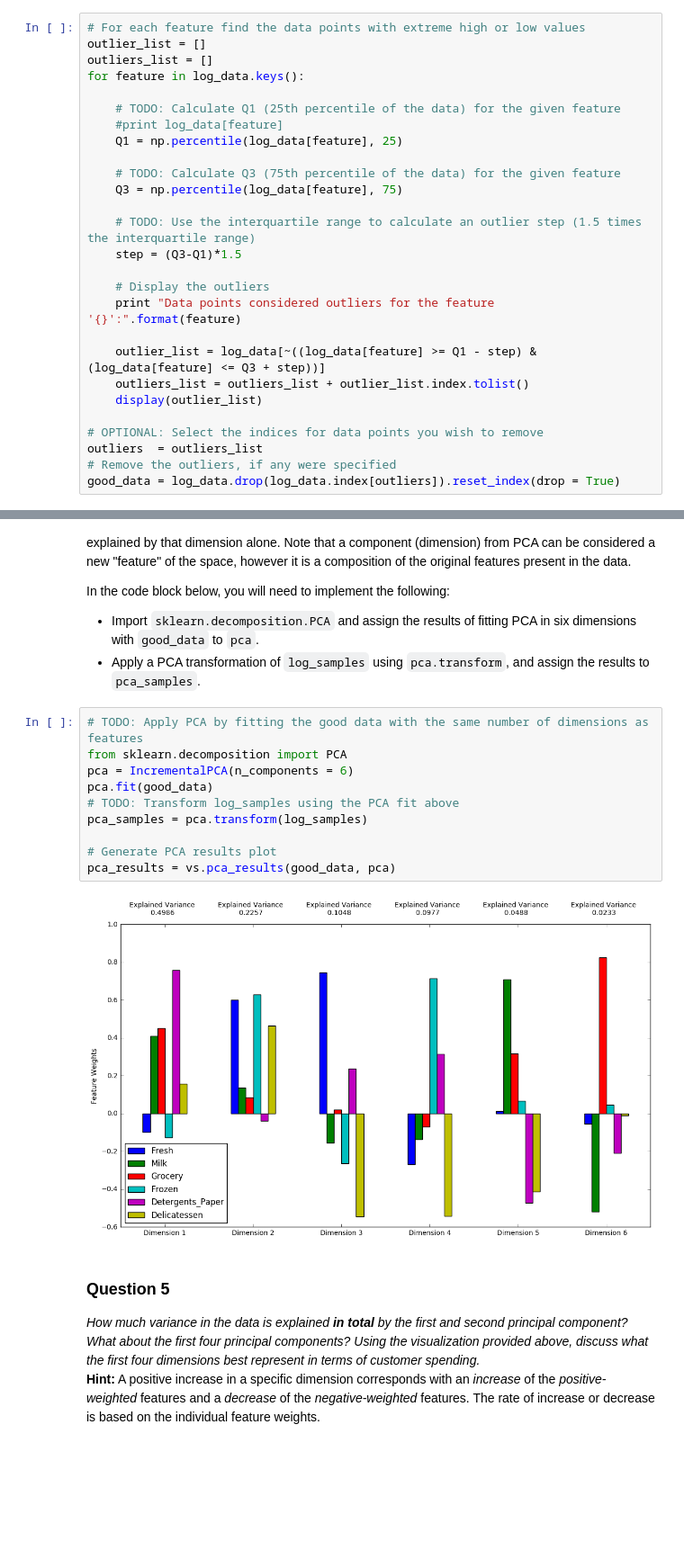
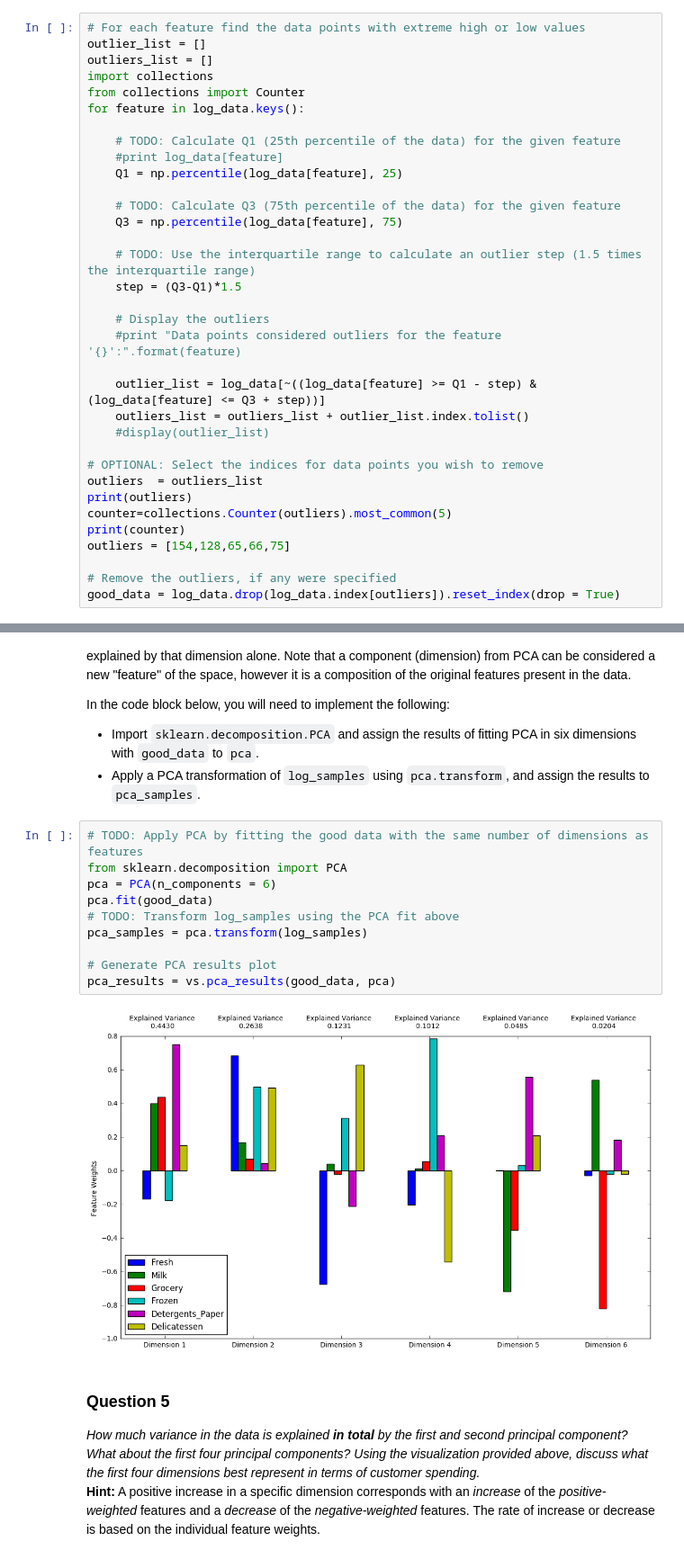
Before and after one commit to hemantnyadav/Segmenting-Customers-Unsupervised-Learning-, a Jupyter notebook: customer_segments.ipynb, the cells around one changed output, grey strips where cells are left out. Shown at 90% size. Cells and saved outputs as stored; diff of their text form; blank space fills up the shorter version.

```diff
--- a/customer_segments.ipynb
+++ b/customer_segments.ipynb
@@ -194,6 +204,8 @@ Once you have performed this implementation, the dataset will be stored in the v
 # For each feature find the data points with extreme high or low values
 outlier_list = []
 outliers_list = []
+import collections
+from collections import Counter
 for feature in log_data.keys():
 
     # TODO: Calculate Q1 (25th percentile of the data) for the given feature
@@ -207,14 +219,19 @@ for feature in log_data.keys():
     step = (Q3-Q1)*1.5
 
     # Display the outliers
-    print "Data points considered outliers for the feature '{}':".format(feature)
+    #print "Data points considered outliers for the feature '{}':".format(feature)
 
     outlier_list = log_data[~((log_data[feature] >= Q1 - step) & (log_data[feature] <= Q3 + step))]
     outliers_list = outliers_list + outlier_list.index.tolist()
-    display(outlier_list)
+    #display(outlier_list)
 
 # OPTIONAL: Select the indices for data points you wish to remove
 outliers  = outliers_list
+print(outliers)
+counter=collections.Counter(outliers).most_common(5)
+print(counter)
+outliers = [154,128,65,66,75]
+
 # Remove the outliers, if any were specified
 good_data = log_data.drop(log_data.index[outliers]).reset_index(drop = True)
 # %% [output]
@@ -299,15 +259,15 @@ In the code block below, you will need to implement the following:
 # %%
 # TODO: Apply PCA by fitting the good data with the same number of dimensions as features
 from sklearn.decomposition import PCA
-pca = IncrementalPCA(n_components = 6)
+pca = PCA(n_components = 6)
 pca.fit(good_data)
 # TODO: Transform log_samples using the PCA fit above
 pca_samples = pca.transform(log_samples)
 
 # Generate PCA results plot
 pca_results = vs.pca_results(good_data, pca)
 # %% [output]
-[figure, old version]
+[figure, new version]
 # %% [markdown]
 ### Question 5
 *How much variance in the data is explained* ***in total*** *by the first and second principal component? What about the first four principal components? Using the visualization provided above, discuss what the first four dimensions best represent in terms of customer spending.*
```
Also changed, not shown: parts of 18 cells of this notebook.
